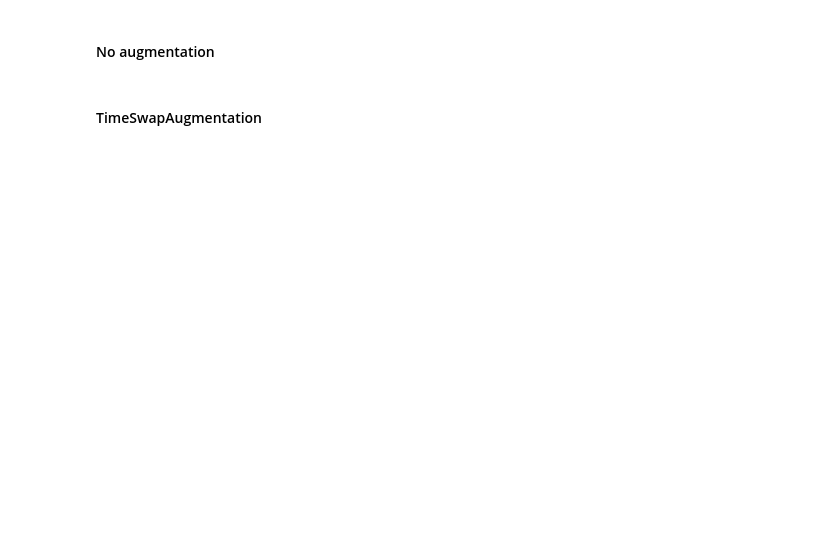
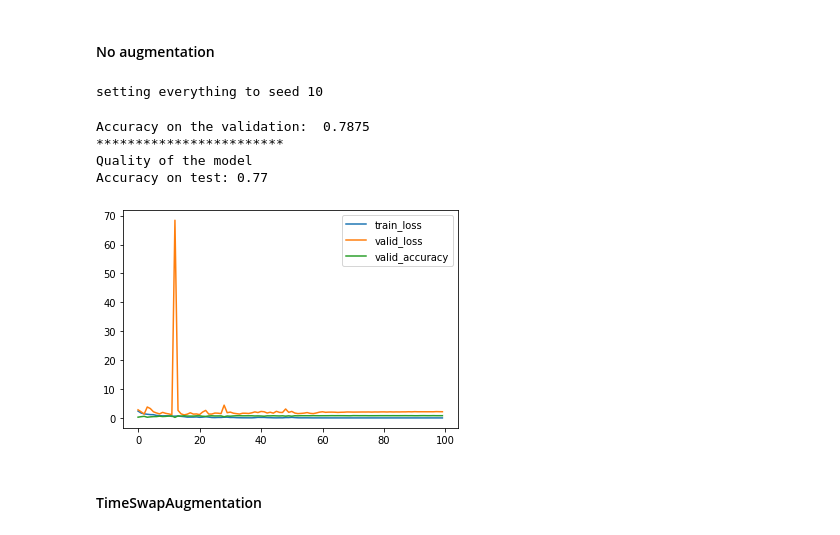
Before and after one commit to lukyanoffpashok/journal_of_research, a Jupyter notebook: Эксперименты для диссертации/GTZAN_SwapNeighboringStripes_resnet50.ipynb, the cells around one changed output. Saved outputs shown, nothing was run; the diff lists cells and outputs as text; code cells hidden in the pictures; blank space fills up the shorter version.

```diff
--- a/Эксперименты для диссертации/GTZAN_SwapNeighboringStripes_resnet50.ipynb
+++ b/Эксперименты для диссертации/GTZAN_SwapNeighboringStripes_resnet50.ipynb
@@ -479,35 +482,42 @@ test_dataset = GTZAN(data = data, labels = labels, keys = test_keys)
 # %%
 seed_everything(random_seed)
 
 g1 = torch.Generator()
 g1.manual_seed(random_seed)
 train_dataloader = DataLoader(train_dataset, batch_size=batch_size, shuffle=True, worker_init_fn=worker_init_fn, generator=g1)
 g2 = torch.Generator()
 g2.manual_seed(random_seed)
 valid_dataloader = DataLoader(valid_dataset, batch_size=batch_size, shuffle=False, worker_init_fn=worker_init_fn, generator=g2)
 g3 = torch.Generator()
 g3.manual_seed(random_seed)
 test_dataloader = DataLoader(test_dataset, batch_size=batch_size, shuffle=False, worker_init_fn=worker_init_fn, generator=g3)
 
-model = resnet18()
+model = resnet50()
 num_ftrs = model.fc.in_features
 model.fc = torch.nn.Linear(num_ftrs, 10)
 model = model.to(device)
 
 epochs = 100
 criterion = torch.nn.CrossEntropyLoss()
 criterion = criterion.to(device)
 optimizer = torch.optim.Adam(model.parameters())
 
 model, losses = train(model, criterion, train_dataloader, valid_dataloader, epochs, optimizer)
 
-no_augmentation_accuracy18.append(evaluate(model, test_dataloader))
+no_augmentation_accuracy50.append(evaluate(model, test_dataloader))
 
 plt.plot(np.arange(epochs), losses[0], label = 'train_loss')
 plt.plot(np.arange(epochs), losses[1], label = 'valid_loss')
 plt.plot(np.arange(epochs), losses[2], label = 'valid_accuracy')
 plt.legend()
 plt.show()
+# %% [output]
+setting everything to seed 10
+Accuracy on the validation:  0.7875
+************************
+Quality of the model
+Accuracy on test: 0.77
+[figure, added]
 # %% [markdown]
 #### TimeSwapAugmentation
 # %%
```
Also changed, not shown: parts of 18 cells of this notebook.
